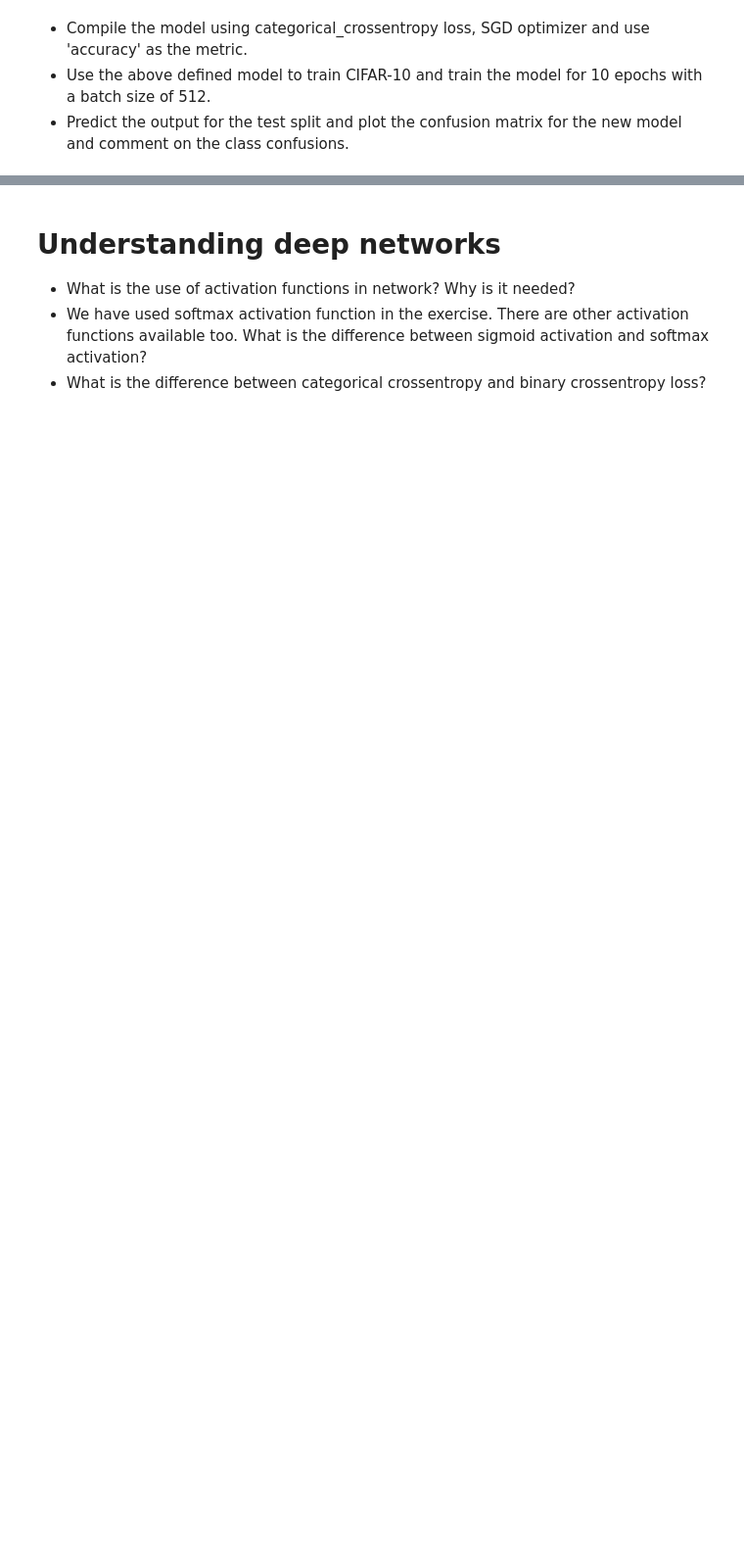
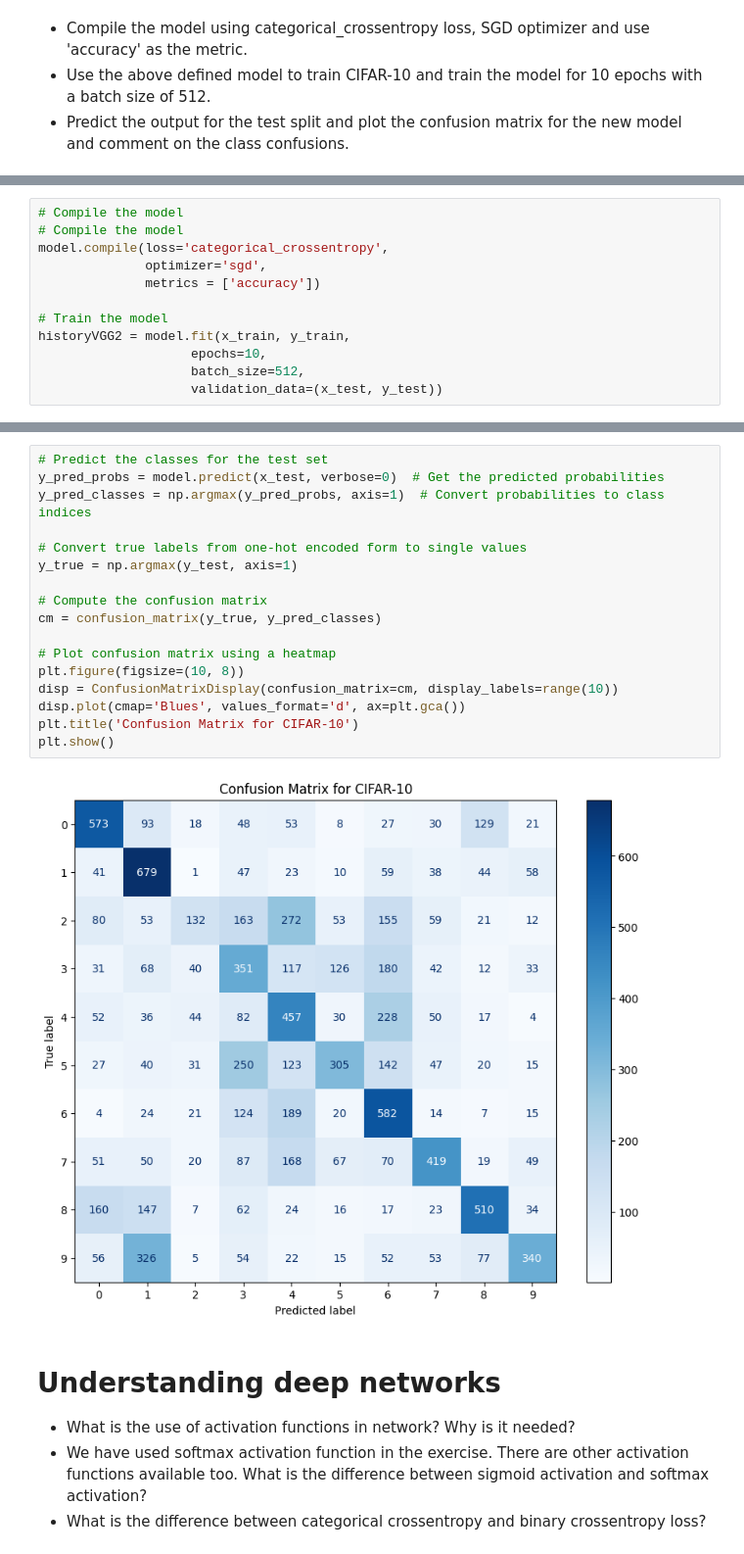
Before and after one commit to happyemanaloto/lab-image-classification-using-convolutional-neural-networks, a Jupyter notebook: main.ipynb, the cells around one changed output, grey strips where cells are left out. Shown at 98% size. Saved outputs shown, nothing was run; the diff lists cells and outputs as text; blank space fills up the shorter version.

```diff
--- a/main.ipynb
+++ b/main.ipynb
@@ -434,0 +524,12 @@ clear_session()
+# %%
+# Compile the model
+# Compile the model
+model.compile(loss='categorical_crossentropy',
+              optimizer='sgd',
+              metrics = ['accuracy'])
+
+# Train the model
+historyVGG2 = model.fit(x_train, y_train,
+                    epochs=10,
+                    batch_size=512,
+                    validation_data=(x_test, y_test))
@@ -435,3 +557,22 @@ clear_session()
+# %%
+# Predict the classes for the test set
+y_pred_probs = model.predict(x_test, verbose=0)  # Get the predicted probabilities
+y_pred_classes = np.argmax(y_pred_probs, axis=1)  # Convert probabilities to class indices
+
+# Convert true labels from one-hot encoded form to single values
+y_true = np.argmax(y_test, axis=1)
+
+# Compute the confusion matrix
+cm = confusion_matrix(y_true, y_pred_classes)
+
+# Plot confusion matrix using a heatmap
+plt.figure(figsize=(10, 8))
+disp = ConfusionMatrixDisplay(confusion_matrix=cm, display_labels=range(10))
+disp.plot(cmap='Blues', values_format='d', ax=plt.gca())
+plt.title('Confusion Matrix for CIFAR-10')
+plt.show()
+# %% [output]
+[figure, added]
 # %% [markdown]
 # Understanding deep networks
 
```
Also changed, not shown: parts of 35 cells of this notebook.
